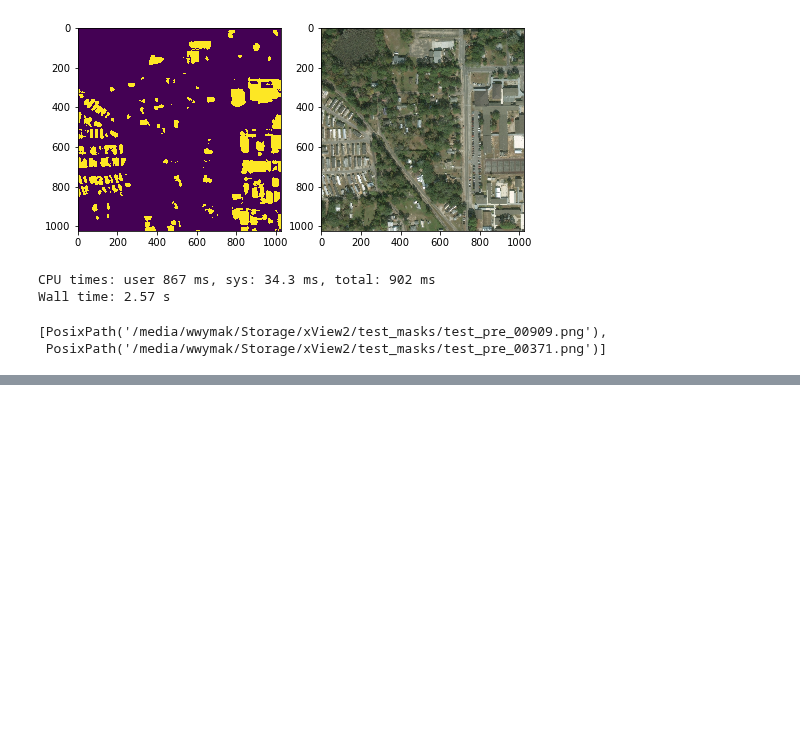
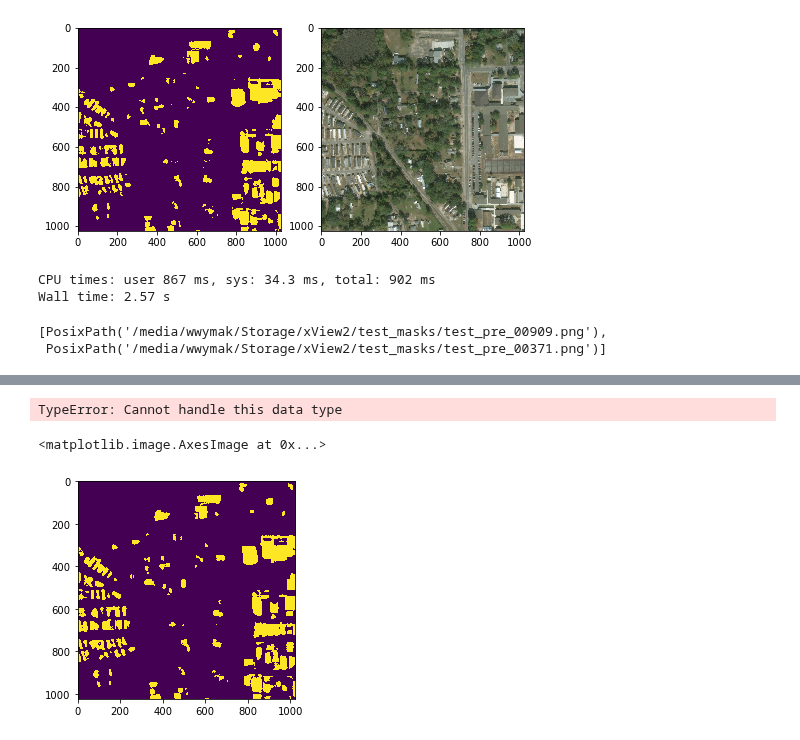
Before and after one commit to wwymak/spacenet-buildings, a Jupyter notebook: xview2/18Nov segment on test .ipynb, the cells around one changed output, grey strips where cells are left out. Cells and saved outputs as stored; diff of their text form; code cells hidden in the pictures; blank space fills up the shorter version.

Commit message:
test mask to polygons

```diff
--- a/xview2/18Nov segment on test .ipynb
+++ b/xview2/18Nov segment on test .ipynb
@@ -299,0 +300,4 @@ test_masks.ls()[:2]
+# %%
+img_array = np.array(PIL.Image.open('/media/wwymak/Storage/xView2/test_masks/test_pre_00408.png'))
+
+gdf = mask_to_poly_geojson(img_array, simplify=True)
@@ -299,0 +325,14 @@ test_masks.ls()[:2]
+# %%
+tile_size=1024
+fb_mask = sol.vector.mask.df_to_px_mask(df=gdf, geom_col="geometry",
+                                         channels=['footprint'],
+                                         shape=(tile_size,tile_size),)
+rev = PIL.Image.fromarray(fb_mask)
+rev
+# %% [output]
+TypeError: Cannot handle this data type
+# %%
+plt.imshow(fb_mask.squeeze())
+# %% [output]
+<matplotlib.image.AxesImage at 0x...>
+[figure, added]
```
Also changed, not shown: parts of 3 cells of this notebook, 1 other file.
